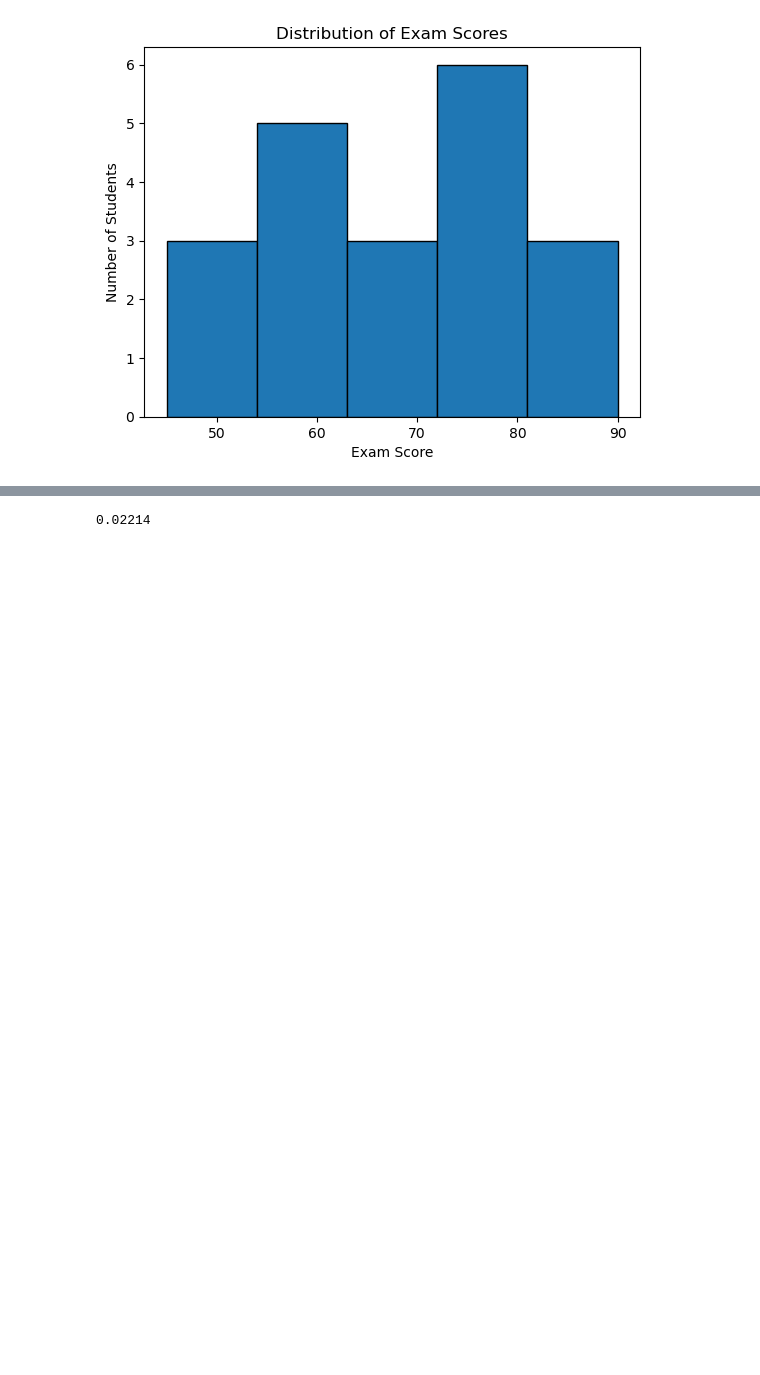
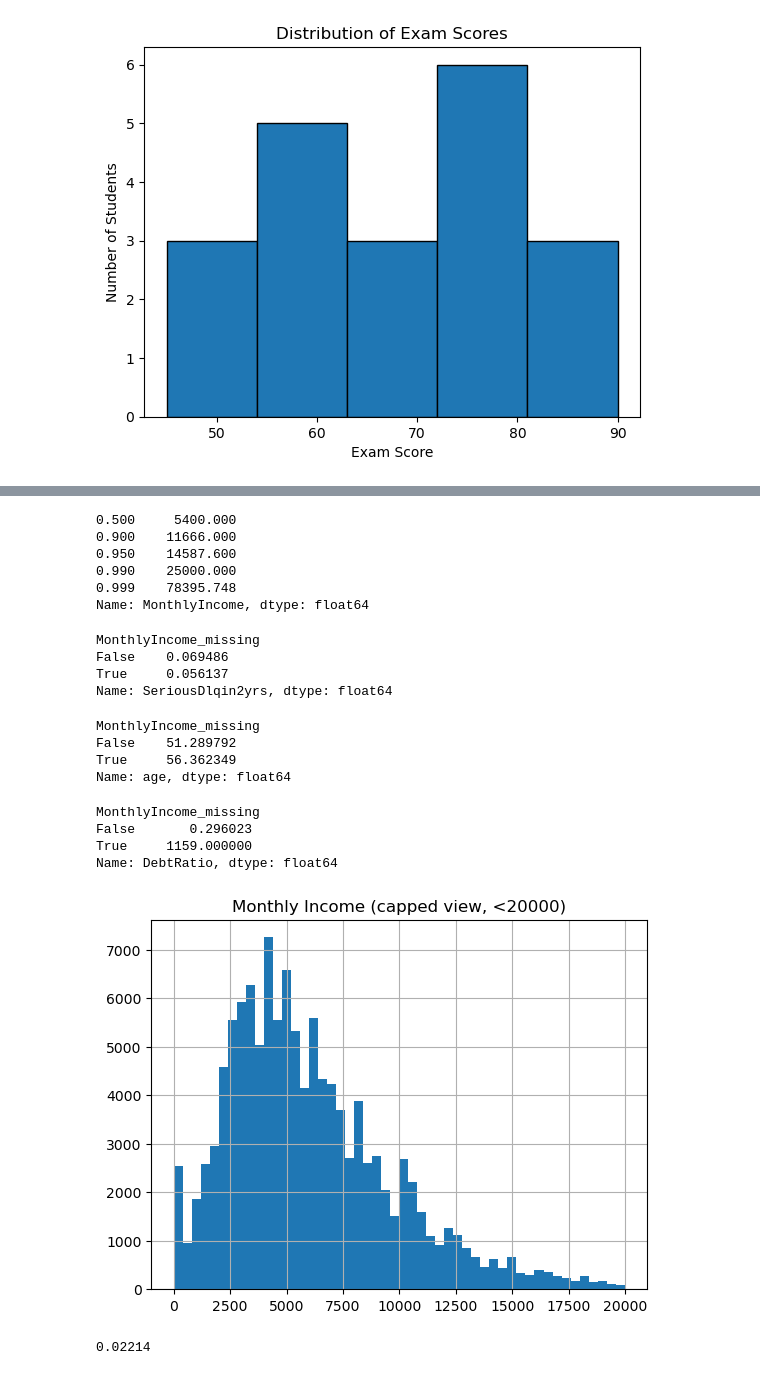
Before and after one commit to nb-acharya/credit-risk-analysis, a Jupyter notebook: notebooks/01_EDA.ipynb, the cells around one changed output, grey strips where cells are left out. Saved outputs shown, nothing was run; the diff lists cells and outputs as text; code cells hidden in the pictures; blank space fills up the shorter version.

```diff
--- a/notebooks/01_EDA.ipynb
+++ b/notebooks/01_EDA.ipynb
@@ -185,3 +367,41 @@ plt.show()
+# %%
+df['MonthlyIncome'].quantile([0.5,0.9,0.95,0.99,0.999])
+# %% [output]
+0.500     5400.000
+0.900    11666.000
+0.950    14587.600
+0.990    25000.000
+0.999    78395.748
+Name: MonthlyIncome, dtype: float64
+# %%
+df['MonthlyIncome_missing'] = df['MonthlyIncome'].isnull()
+# %%
+df.groupby('MonthlyIncome_missing')['SeriousDlqin2yrs'].mean()
+# %% [output]
+MonthlyIncome_missing
+False    0.069486
+True     0.056137
+Name: SeriousDlqin2yrs, dtype: float64
+# %%
+df.groupby('MonthlyIncome_missing')['age'].mean()
+# %% [output]
+MonthlyIncome_missing
+False    51.289792
+True     56.362349
+Name: age, dtype: float64
+# %%
+df.groupby('MonthlyIncome_missing')['DebtRatio'].median()
+# %% [output]
+MonthlyIncome_missing
+False       0.296023
+True     1159.000000
+Name: DebtRatio, dtype: float64
+# %%
+df[df['MonthlyIncome'] < 20000]['MonthlyIncome'].hist(bins=50)
+plt.title('Monthly Income (capped view, <20000)')
+plt.show()
+# %% [output]
+[figure, added]
 # %%
 3321/150000
 # %% [output]
```
Also changed, not shown: parts of 26 cells of this notebook.
